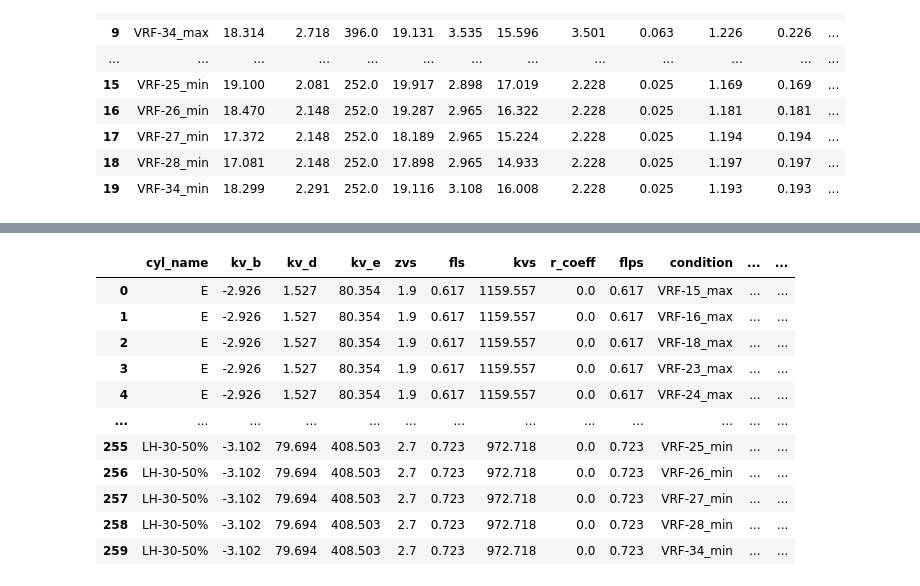
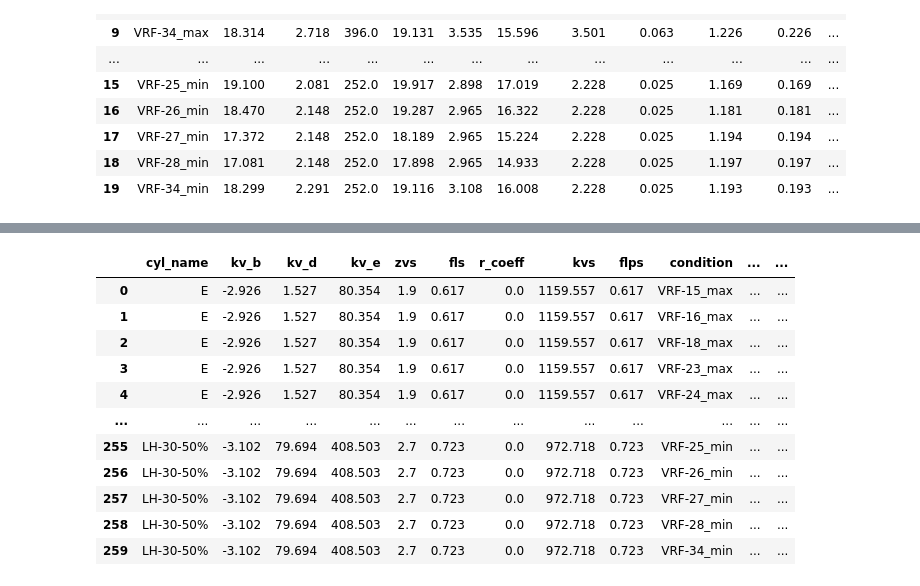
Before and after one commit to ratral/hyd4gpv_py, a Jupyter notebook: gpv_operation_data.ipynb, the cells around one changed output, grey strips where cells are left out. Cells and saved outputs as stored; diff of their text form; code cells hidden in the pictures.

```diff
--- a/gpv_operation_data.ipynb
+++ b/gpv_operation_data.ipynb
@@ -285,8 +294,14 @@ valves = valves.loc[valves['brand'] == 'VAG']
 # Select the valves that meet the maximum operating flow rate
 valves = valves[columns]
 
-# pandas.DataFrame.set_index
-# valves.set_index(['cyl_name'], inplace = True)
+# resistance coefficient
+valves['r_coeff'] = resistance_coefficient(diameter, dn_up, dn_down)
+
+# resistance coefficient (Zeta Value) PLUS
+# The new Zeta value is the algebraic sum of all effective resistance
+# coefficients of all fittings attached to the control valve plus the
+# resistance coefficient of the control valve.!!!!
+valves['zvs'] = valves['zvs'] + resistance_coefficient(diameter, dn_up, dn_down)
 
 # Calculation of the maximal flow coefficent kvs for all valves
 valves['kvs'] = v_kv_fun_zeta(diameter, valves['zvs'])
@@ -294,14 +309,11 @@ valves['kvs'] = v_kv_fun_zeta(diameter, valves['zvs'])
 # Selection of valves that meet the minimum flow coefficient required.
 valves = valves.loc[valves['kvs'] >= kvs_min]
 
-# resistance coefficient
-valves['r_coeff'] = resistance_coefficient(diameter, up_dn, down_dn)
-
 # Combined liquid pressure recovery factor for full open
 valves['flps'] = v_combined_geometry_factor(
                   valves['kvs'],
                   valves['fls'],
-                  diameter, up_dn, down_dn
+                  diameter, dn_up, dn_down
                 )
 
 display(valves.round(3))
@@ -323,7 +335,6 @@ display(valves.round(3))
 # %%
 #@title 1.4 Nest Operation Data with selected valves
-valves['key'] = 1
-df2['key'] = 1
+valves['key'] = 1; df2['key'] = 1
 operation_data = pd.merge(valves, df2, on ='key').drop(columns=['key'])
 
 display(operation_data.round(3))
@@ -344,73 +355,77 @@ display(operation_data.round(3))
 # %%
 #@title Columns calculation
 
-operation_data['kv_kvs'] = operation_data['kv']/operation_data['kvs']
+operation_data['kv_kvs'] = (operation_data['kv']/operation_data['kvs'])
 
 operation_data['position'] = v_root_drm_ll3(
                               operation_data['kv_kvs'],
                               operation_data['kv_b'],
                               operation_data['kv_d'],
-                              operation_data['kv_e']
-                             )
+                              operation_data['kv_e'])
 
-operation_data['fl'] =v_pressure_recovery_factor(
-                        operation_data['position'],
-                        operation_data['fls'],
-                        operation_data['kv_b'],
-                        operation_data['kv_d'],
-                        operation_data['kv_e']
-                      )
-
-operation_data['fp'] = v_piping_geometry_factor(operation_data['kv'],
-                                diameter, up_dn, down_dn)
-
-operation_data['flp'] = v_combined_geometry_factor(
-                          operation_data['kv'],
-                          operation_data['fl'],
-                          diameter, up_dn, down_dn
-                        )
-
-operation_data['dp_max'] = v_max_differential_pressure(
-                            operation_data['flp'],
-                            operation_data['fp'],
-                            operation_data['p1'],
-                            temp_c
-                          )
-
+#operation_data['fl'] =v_pressure_recovery_factor(
+#                        operation_data['position'],
+#                        operation_data['fls'],
+#                        operation_data['kv_b'],
+#                        operation_data['kv_d'],
+#                        operation_data['kv_e']
+#                      )
+#
+#operation_data['fp'] = v_piping_geometry_factor(operation_data['kv'],
+#                                diameter, dn_up, dn_down)
+#
+#operation_data['flp'] = v_combined_geometry_factor(
+#                          operation_data['kv'],
+#                          operation_data['fl'],
+#                          diameter, dn_up, dn_down
+#                        )
+#
+#operation_data['dp_max'] = v_max_differential_pressure(
+#                            operation_data['flp'],
+#                            operation_data['fp'],
+#                            operation_data['p1'],
+#                            temp_c
+#                          )
+#
 operation_data['sigma_i'] = cavitation('incipient',
                               operation_data['position'],
                               operation_data['flps'],
                               operation_data['kv_b'],
                               operation_data['kv_d'],
                               operation_data['kv_e'])
 
 
 operation_data['sigma_c'] = cavitation('constant',
                               operation_data['position'],
                               operation_data['flps'],
                               operation_data['kv_b'],
                               operation_data['kv_d'],
                               operation_data['kv_e'])
 
 operation_data['sigma_m'] = cavitation('maximum',
                               operation_data['position'],
                               operation_data['flps'],
                               operation_data['kv_b'],
                               operation_data['kv_d'],
                               operation_data['kv_e'])
 
+operation_data['regime'] =  v_cavitation_regim(operation_data['sigma_2'],
+                                               operation_data['sigma_i'],
+                                               operation_data['sigma_c'],
+                                               operation_data['sigma_m'])
+
 
 display(operation_data.round(3))
 # %% [output]
-|  | cyl_name | kv_b | kv_d | kv_e | zvs | fls | kvs | r_coeff | flps | condition | ... | ... |
-| 0 | E | -2.926 | 1.527 | 80.354 | 1.9 | 0.617 | 1159.557 | 0.0 | 0.617 | VRF-15_max | ... | ... |
-| 1 | E | -2.926 | 1.527 | 80.354 | 1.9 | 0.617 | 1159.557 | 0.0 | 0.617 | VRF-16_max | ... | ... |
-| 2 | E | -2.926 | 1.527 | 80.354 | 1.9 | 0.617 | 1159.557 | 0.0 | 0.617 | VRF-18_max | ... | ... |
-| 3 | E | -2.926 | 1.527 | 80.354 | 1.9 | 0.617 | 1159.557 | 0.0 | 0.617 | VRF-23_max | ... | ... |
-| 4 | E | -2.926 | 1.527 | 80.354 | 1.9 | 0.617 | 1159.557 | 0.0 | 0.617 | VRF-24_max | ... | ... |
+|  | cyl_name | kv_b | kv_d | kv_e | zvs | fls | r_coeff | kvs | flps | condition | ... | ... |
+| 0 | E | -2.926 | 1.527 | 80.354 | 1.9 | 0.617 | 0.0 | 1159.557 | 0.617 | VRF-15_max | ... | ... |
+| 1 | E | -2.926 | 1.527 | 80.354 | 1.9 | 0.617 | 0.0 | 1159.557 | 0.617 | VRF-16_max | ... | ... |
+| 2 | E | -2.926 | 1.527 | 80.354 | 1.9 | 0.617 | 0.0 | 1159.557 | 0.617 | VRF-18_max | ... | ... |
+| 3 | E | -2.926 | 1.527 | 80.354 | 1.9 | 0.617 | 0.0 | 1159.557 | 0.617 | VRF-23_max | ... | ... |
+| 4 | E | -2.926 | 1.527 | 80.354 | 1.9 | 0.617 | 0.0 | 1159.557 | 0.617 | VRF-24_max | ... | ... |
 | ... | ... | ... | ... | ... | ... | ... | ... | ... | ... | ... | ... | ... |
-| 255 | LH-30-50% | -3.102 | 79.694 | 408.503 | 2.7 | 0.723 | 972.718 | 0.0 | 0.723 | VRF-25_min | ... | ... |
-| 256 | LH-30-50% | -3.102 | 79.694 | 408.503 | 2.7 | 0.723 | 972.718 | 0.0 | 0.723 | VRF-26_min | ... | ... |
-| 257 | LH-30-50% | -3.102 | 79.694 | 408.503 | 2.7 | 0.723 | 972.718 | 0.0 | 0.723 | VRF-27_min | ... | ... |
-| 258 | LH-30-50% | -3.102 | 79.694 | 408.503 | 2.7 | 0.723 | 972.718 | 0.0 | 0.723 | VRF-28_min | ... | ... |
-| 259 | LH-30-50% | -3.102 | 79.694 | 408.503 | 2.7 | 0.723 | 972.718 | 0.0 | 0.723 | VRF-34_min | ... | ... |
+| 255 | LH-30-50% | -3.102 | 79.694 | 408.503 | 2.7 | 0.723 | 0.0 | 972.718 | 0.723 | VRF-25_min | ... | ... |
+| 256 | LH-30-50% | -3.102 | 79.694 | 408.503 | 2.7 | 0.723 | 0.0 | 972.718 | 0.723 | VRF-26_min | ... | ... |
+| 257 | LH-30-50% | -3.102 | 79.694 | 408.503 | 2.7 | 0.723 | 0.0 | 972.718 | 0.723 | VRF-27_min | ... | ... |
+| 258 | LH-30-50% | -3.102 | 79.694 | 408.503 | 2.7 | 0.723 | 0.0 | 972.718 | 0.723 | VRF-28_min | ... | ... |
+| 259 | LH-30-50% | -3.102 | 79.694 | 408.503 | 2.7 | 0.723 | 0.0 | 972.718 | 0.723 | VRF-34_min | ... | ... |
```
Also changed, not shown: parts of 9 cells of this notebook.
